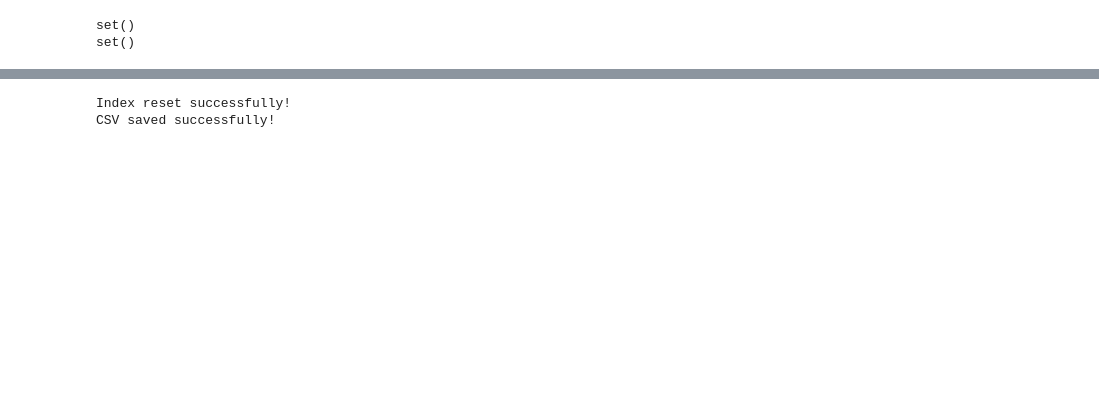
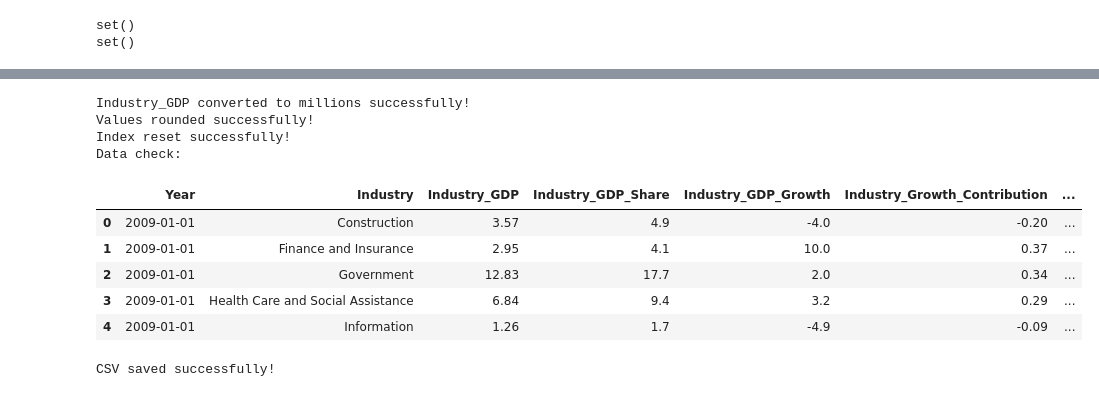
Before and after one commit to bgizzle78/nf-insights-project, a Jupyter notebook: notebooks/bea_gdp_bls_employ_merge.ipynb, the cells around one changed output, grey strips where cells are left out. Cells and saved outputs as stored; diff of their text form; code cells hidden in the pictures; blank space fills up the shorter version.

```diff
--- a/notebooks/bea_gdp_bls_employ_merge.ipynb
+++ b/notebooks/bea_gdp_bls_employ_merge.ipynb
@@ -328,0 +318,22 @@ None
+# %%
+# Drop unnecessary columns for final dataset for dashboard
+beagdp_blsemp_clean = beagdp_blsemp.drop(columns=['Total_GDP', 'Total_Employment_Year', 'Output_Gap'])
+
+print('Unnecessary columns dropped successfully!')
+
+# Rename columns for clarity
+beagdp_blsemp_clean = beagdp_blsemp_clean.rename(columns={
+    'Real_GDP': 'Industry_GDP',
+    'Industry_Share_Pct_BEA': 'Industry_GDP_Share',
+    'Growth_Contribution': 'Industry_Growth_Contribution',
+    'Employment': 'Industry_Employment',
+    'YoY_Growth': 'Employment_Growth',
+    'Industry_Share_Pct_BLS': 'Industry_Employment_Share',
+    'Top3_Share_Pct': 'Top3_Employment_Share'
+})
+
+print('Columns renamed successfully!')
+
+# Data check
+print('Data check:')
+print(beagdp_blsemp_clean.info())
@@ -329,13 +358,40 @@ None
+# %%
+# Convert Industry_GDP values to millions of dollars for readability
+beagdp_blsemp_clean['Industry_GDP'] = beagdp_blsemp_clean['Industry_GDP'] / 1_000
+
+print('Industry_GDP converted to millions successfully!')
+
+# Round for readability
+beagdp_blsemp_clean['Industry_GDP_Share'] = beagdp_blsemp_clean['Industry_GDP_Share'].round(1)
+beagdp_blsemp_clean['Industry_GDP_Growth'] = beagdp_blsemp_clean['Industry_GDP_Growth'].round(1)
+beagdp_blsemp_clean['Employment_Growth'] = beagdp_blsemp_clean['Employment_Growth'].round(1)
+beagdp_blsemp_clean['Industry_GDP'] = beagdp_blsemp_clean['Industry_GDP'].round(2)
+
+print('Values rounded successfully!')
+
+# Reset index
+beagdp_blsemp_clean = beagdp_blsemp_clean.reset_index(drop=True)
+
+print('Index reset successfully!')
+
+# Data check
+print('Data check:')
+beagdp_blsemp_clean.head()
+# %% [output]
+Industry_GDP converted to millions successfully!
+Values rounded successfully!
+Index reset successfully!
+Data check:
+|  | Year | Industry | Industry_GDP | Industry_GDP_Share | Industry_GDP_Growth | Industry_Growth_Contribution | ... |
+| 0 | 2009-01-01 | Construction | 3.57 | 4.9 | -4.0 | -0.20 | ... |
+| 1 | 2009-01-01 | Finance and Insurance | 2.95 | 4.1 | 10.0 | 0.37 | ... |
+| 2 | 2009-01-01 | Government | 12.83 | 17.7 | 2.0 | 0.34 | ... |
+| 3 | 2009-01-01 | Health Care and Social Assistance | 6.84 | 9.4 | 3.2 | 0.29 | ... |
+| 4 | 2009-01-01 | Information | 1.26 | 1.7 | -4.9 | -0.09 | ... |
 # %%
-# Reset index
-beagdp_blsemp_clean = beagdp_blsemp.reset_index(drop=True)
-
-print('Index reset successfully!')
-
 # Save to CSV
 beagdp_blsemp_clean.to_csv('../../../workspace/nf-insights-project/data_clean/beagdp_blsemp_merge_clean.csv', index=False)
 
 print('CSV saved successfully!')
 # %% [output]
-Index reset successfully!
 CSV saved successfully!
```
Also changed, not shown: parts of 9 cells of this notebook, 2 other files.
